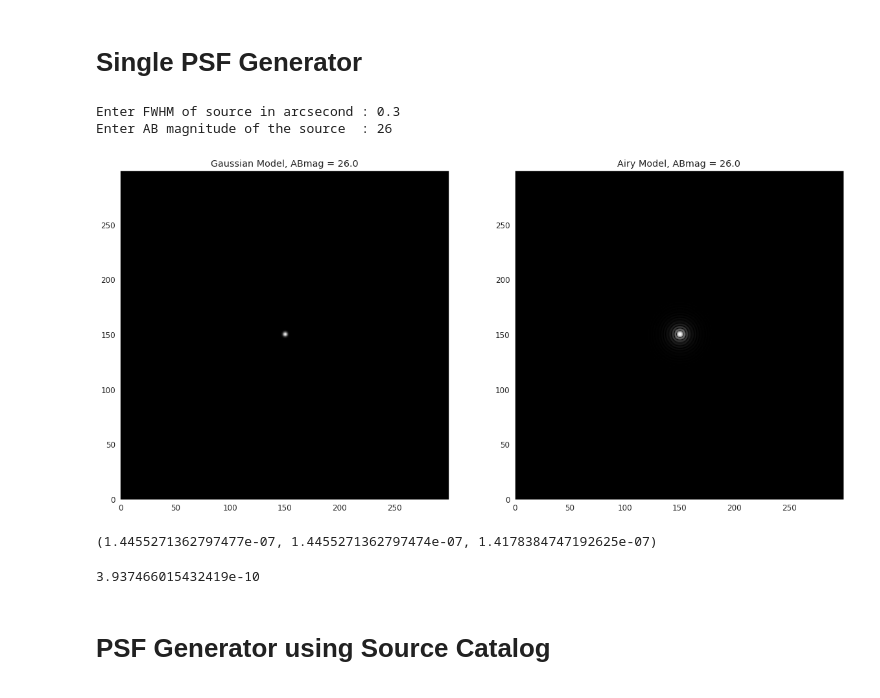
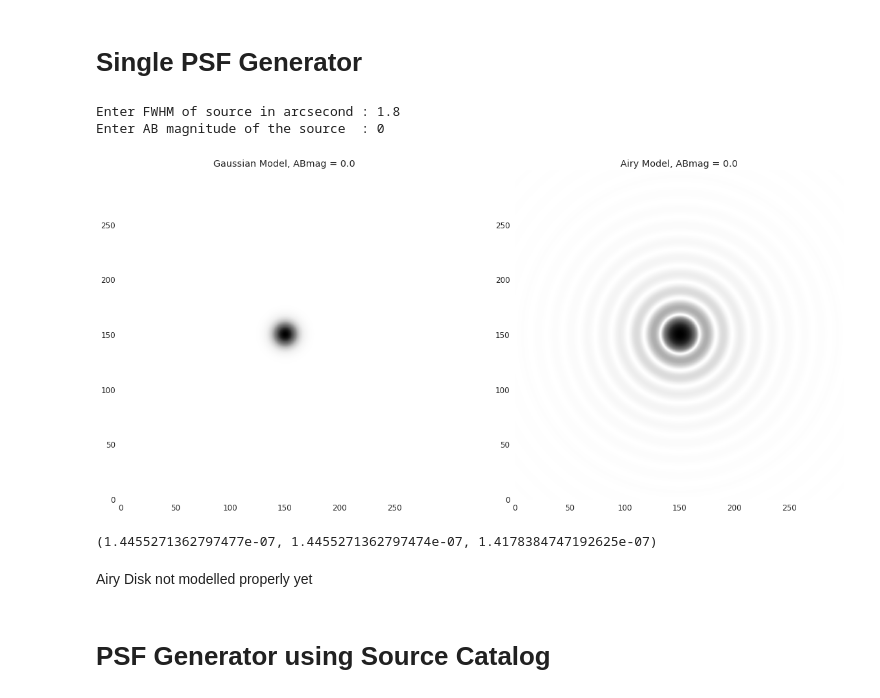
Before and after one commit to Jack3690/INSIST, a Jupyter notebook: PSF_Simulator.ipynb, the cells around one changed output. Cells and saved outputs as stored; diff of their text form; code cells hidden in the pictures.

```diff
--- a/PSF_Simulator.ipynb
+++ b/PSF_Simulator.ipynb
@@ -65,46 +65,44 @@ fwhm = fwhm_in/pixel_scale
 sigma_psf = fwhm*gaussian_fwhm_to_sigma
 
 # Amplitude of a gaussian for given flux and standard deviation.
 amplitude_g = flux/(sigma_psf**2*2*np.pi)
 
 amplitude_a = (flux)/(0.8569446798286412*fwhm**2)
 
 # Number of pixels.
 n_pix = 300
 y, x  = np.mgrid[0:(n_pix), 0:(n_pix)]
 
 # Modelling a 2D gaussian at the center of the image.
 model_gauss = models.Gaussian2D(amplitude_g, len(x)//2, len(x)//2, sigma_psf, sigma_psf)
 
 # Modelling a Airy Disk of same amplitude.
 model_airy = models.AiryDisk2D(amplitude_a, len(x)//2, len(x)//2, fwhm)
 
 image_g = model_gauss(x,y)
 
 image_a = model_airy(x,y)
 
 # Plot
 fix, ax = plt.subplots(1,2,figsize=(20,10))
 
 norm = ImageNormalize(stretch=LogStretch())
 
-ax[0].imshow(np.log10(1+image_g/image_g.max()),origin='lower',cmap='gray',vmin=1e-11)
+ax[0].imshow(np.log10(1+image_g/image_g.max()),origin='lower',cmap='Greys',vmin=1e-11)
 ax[0].set_title(f'Gaussian Model, ABmag = {ABmag}')
 
-ax[1].imshow(image_a,origin='lower',cmap='gray',norm=norm)
+ax[1].imshow(image_a,origin='lower',cmap='Greys',norm=norm)
 ax[1].set_title(f'Airy Model, ABmag = {ABmag}');
 # %% [output]
-Enter FWHM of source in arcsecond : 0.3
-Enter AB magnitude of the source  : 26
+Enter FWHM of source in arcsecond : 1.8
+Enter AB magnitude of the source  : 0
-[figure, old version]
+[figure, new version]
 # %%
 image_g.sum(), flux, image_a.sum()
 # %% [output]
 (1.4455271362797477e-07, 1.4455271362797474e-07, 1.4178384747192625e-07)
-# %%
-image_g.max()
-# %% [output]
-3.937466015432419e-10
+# %% [markdown]
+Airy Disk not modelled properly yet
 # %% [markdown]
 # **PSF Generator using Source Catalog**
 # %%
```
Also changed, not shown: parts of 24 cells of this notebook.
